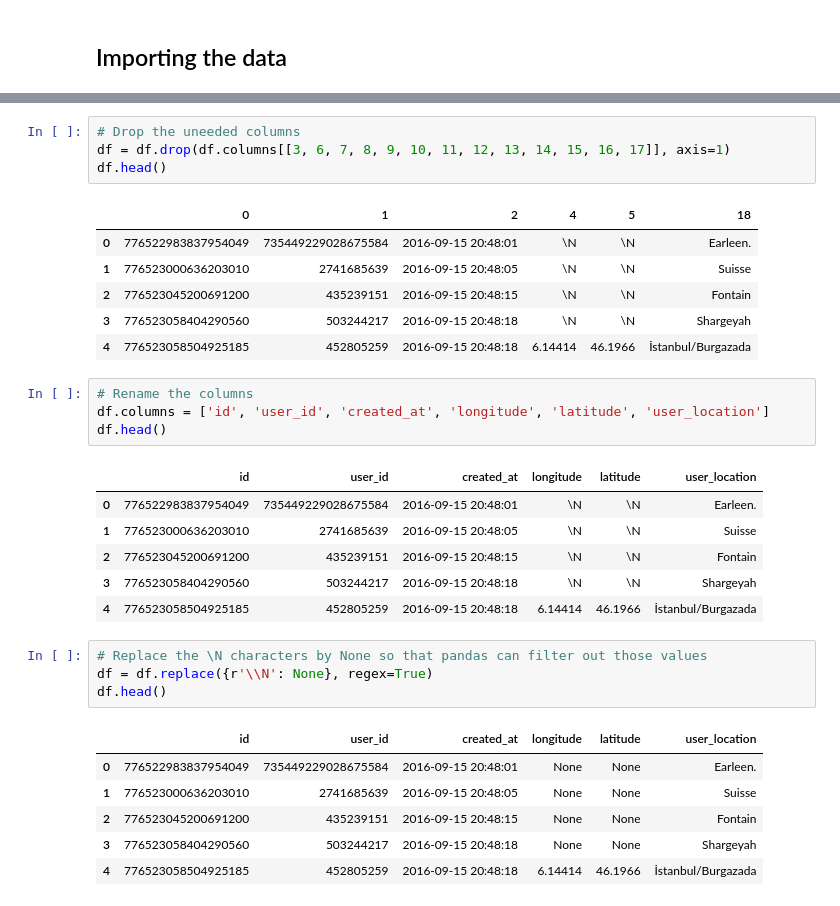
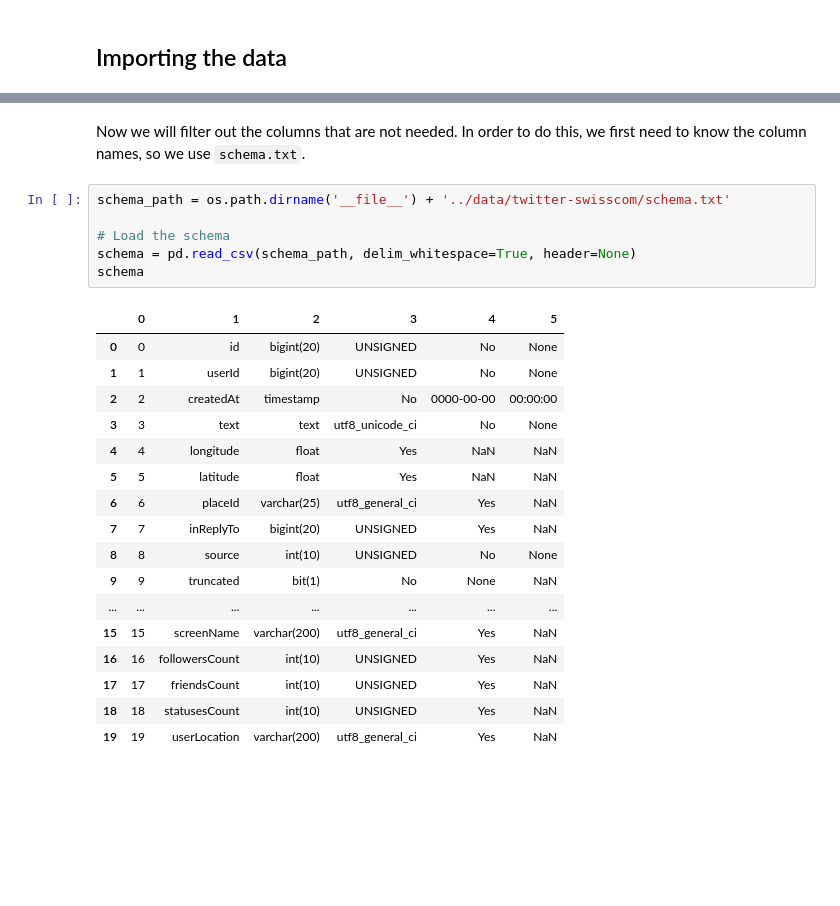
Before and after one commit to paulnicolet/ADA-Project, a Jupyter notebook: notebooks/cleaning.ipynb, the cells around one changed output, grey strips where cells are left out. Drawn from its saved outputs; the diff is of its cells as text; blank space fills up the shorter version.

````diff
--- a/notebooks/cleaning.ipynb
+++ b/notebooks/cleaning.ipynb
@@ -27,33 +27,26 @@ df.head()
-# %%
-# Drop the uneeded columns
-df = df.drop(df.columns[[3, 6, 7, 8, 9, 10, 11, 12, 13, 14, 15, 16, 17]], axis=1)
-df.head()
-# %% [output]
-|  | 0 | 1 | 2 | 4 | 5 | 18 |
-| 0 | 776522983837954049 | 735449229028675584 | 2016-09-15 20:48:01 | \N | \N | Earleen. |
-| 1 | 776523000636203010 | 2741685639 | 2016-09-15 20:48:05 | \N | \N | Suisse |
-| 2 | 776523045200691200 | 435239151 | 2016-09-15 20:48:15 | \N | \N | Fontain |
-| 3 | 776523058404290560 | 503244217 | 2016-09-15 20:48:18 | \N | \N | Shargeyah |
-| 4 | 776523058504925185 | 452805259 | 2016-09-15 20:48:18 | 6.14414 | 46.1966 | İstanbul/Burgazada |
-# %%
-# Rename the columns
-df.columns = ['id', 'user_id', 'created_at', 'longitude', 'latitude', 'user_location']
-df.head()
-# %% [output]
-|  | id | user_id | created_at | longitude | latitude | user_location |
-| 0 | 776522983837954049 | 735449229028675584 | 2016-09-15 20:48:01 | \N | \N | Earleen. |
-| 1 | 776523000636203010 | 2741685639 | 2016-09-15 20:48:05 | \N | \N | Suisse |
-| 2 | 776523045200691200 | 435239151 | 2016-09-15 20:48:15 | \N | \N | Fontain |
-| 3 | 776523058404290560 | 503244217 | 2016-09-15 20:48:18 | \N | \N | Shargeyah |
-| 4 | 776523058504925185 | 452805259 | 2016-09-15 20:48:18 | 6.14414 | 46.1966 | İstanbul/Burgazada |
-# %%
-# Replace the \N characters by None so that pandas can filter out those values
-df = df.replace({r'\\N': None}, regex=True)
-df.head()
-# %% [output]
-|  | id | user_id | created_at | longitude | latitude | user_location |
-| 0 | 776522983837954049 | 735449229028675584 | 2016-09-15 20:48:01 | None | None | Earleen. |
-| 1 | 776523000636203010 | 2741685639 | 2016-09-15 20:48:05 | None | None | Suisse |
-| 2 | 776523045200691200 | 435239151 | 2016-09-15 20:48:15 | None | None | Fontain |
-| 3 | 776523058404290560 | 503244217 | 2016-09-15 20:48:18 | None | None | Shargeyah |
-| 4 | 776523058504925185 | 452805259 | 2016-09-15 20:48:18 | 6.14414 | 46.1966 | İstanbul/Burgazada |
+# %% [markdown]
+Now we will filter out the columns that are not needed. In order to do this, we first need to know the column names, so we use ```schema.txt```.
+# %%
+schema_path = os.path.dirname('__file__') + '../data/twitter-swisscom/schema.txt'
+
+# Load the schema
+schema = pd.read_csv(schema_path, delim_whitespace=True, header=None)
+schema
+# %% [output]
+|  | 0 | 1 | 2 | 3 | 4 | 5 |
+| 0 | 0 | id | bigint(20) | UNSIGNED | No | None |
+| 1 | 1 | userId | bigint(20) | UNSIGNED | No | None |
+| 2 | 2 | createdAt | timestamp | No | 0000-00-00 | 00:00:00 |
+| 3 | 3 | text | text | utf8_unicode_ci | No | None |
+| 4 | 4 | longitude | float | Yes | NaN | NaN |
+| 5 | 5 | latitude | float | Yes | NaN | NaN |
+| 6 | 6 | placeId | varchar(25) | utf8_general_ci | Yes | NaN |
+| 7 | 7 | inReplyTo | bigint(20) | UNSIGNED | Yes | NaN |
+| 8 | 8 | source | int(10) | UNSIGNED | No | None |
+| 9 | 9 | truncated | bit(1) | No | None | NaN |
+| ... | ... | ... | ... | ... | ... | ... |
+| 15 | 15 | screenName | varchar(200) | utf8_general_ci | Yes | NaN |
+| 16 | 16 | followersCount | int(10) | UNSIGNED | Yes | NaN |
+| 17 | 17 | friendsCount | int(10) | UNSIGNED | Yes | NaN |
+| 18 | 18 | statusesCount | int(10) | UNSIGNED | Yes | NaN |
+| 19 | 19 | userLocation | varchar(200) | utf8_general_ci | Yes | NaN |
````
Also changed, not shown: parts of 9 cells of this notebook, 2 other files.
